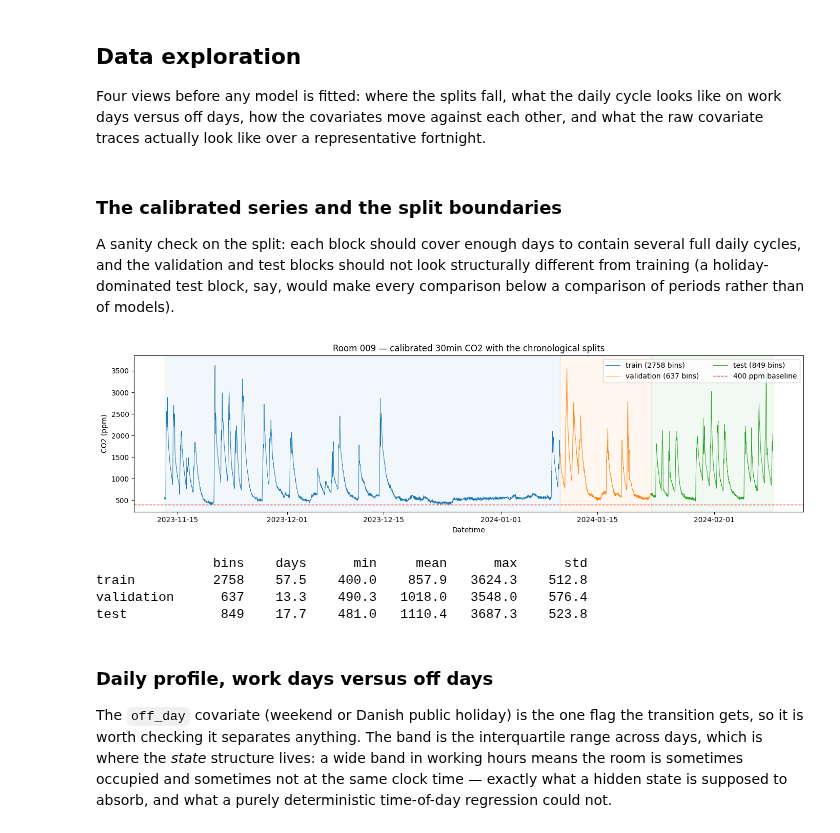
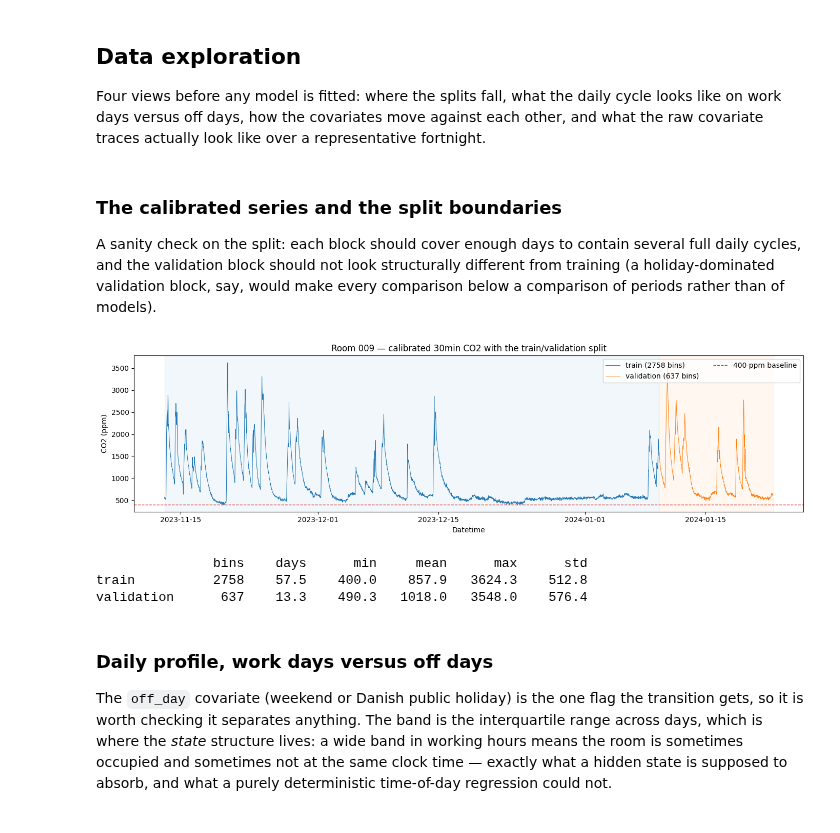
Before and after one commit to Maccen26/hmm-modelling, a Jupyter notebook: week_5.ipynb, the cells around one changed output. Saved outputs shown, nothing was run; the diff lists cells and outputs as text; code cells hidden in the pictures.

```diff
--- a/week_5.ipynb
+++ b/week_5.ipynb
@@ -124,40 +310,38 @@ traces actually look like over a representative fortnight.
 ### The calibrated series and the split boundaries
 
 A sanity check on the split: each block should cover enough days to contain several full daily
-cycles, and the validation and test blocks should not look structurally different from training
-(a holiday-dominated test block, say, would make every comparison below a comparison of periods
-rather than of models).
+cycles, and the validation block should not look structurally different from training
+(a holiday-dominated validation block, say, would make every comparison below a comparison of
+periods rather than of models).
 # %%
 fig, ax = plt.subplots(figsize=(14, 4))
 blocks = [("train", 0, TRAIN_IDX, "tab:blue"),
-          ("validation", TRAIN_IDX, VAL_IDX, "tab:orange"),
-          ("test", VAL_IDX, len(ys_agg), "tab:green")]
+          ("validation", TRAIN_IDX, len(ys_agg), "tab:orange")]
 
 for label, lo, hi, colour in blocks:
     ax.plot(dates_agg[lo:hi], np.asarray(ys_agg[lo:hi]), lw=0.7, color=colour,
             label=f"{label} ({hi - lo} bins)")
     ax.axvspan(dates_agg[lo], dates_agg[hi - 1], color=colour, alpha=0.06)
 
 ax.axhline(BASELINE_PPM, color="tab:red", ls="--", lw=1.0, label=f"{BASELINE_PPM:.0f} ppm baseline")
-ax.set_title(f"{room_name} — calibrated {BIN} CO2 with the chronological splits")
+ax.set_title(f"{room_name} — calibrated {BIN} CO2 with the train/validation split")
 ax.set_ylabel("CO2 (ppm)")
 ax.set_xlabel("Datetime")
 ax.legend(loc="upper right", ncol=2)
 plt.tight_layout()
 plt.show()
 
 print(f"{'':<12}{'bins':>7}{'days':>8}{'min':>9}{'mean':>9}{'max':>9}{'std':>9}")
 for label, lo, hi, _ in blocks:
     blk = np.asarray(ys_agg[lo:hi])
     days = (hi - lo) * BIN_SECONDS / 86400
     print(f"{label:<12}{hi - lo:>7}{days:>8.1f}{blk.min():>9.1f}{blk.mean():>9.1f}"
           f"{blk.max():>9.1f}{blk.std():>9.1f}")
 # %% [output]
-[figure, old version]
+[figure, new version]
                bins    days      min     mean      max      std
 train          2758    57.5    400.0    857.9   3624.3    512.8
 validation      637    13.3    490.3   1018.0   3548.0    576.4
-test            849    17.7    481.0   1110.4   3687.3    523.8
 # %% [markdown]
 ### Daily profile, work days versus off days
 
```
Also changed, not shown: parts of 26 cells of this notebook, 2 other files.
